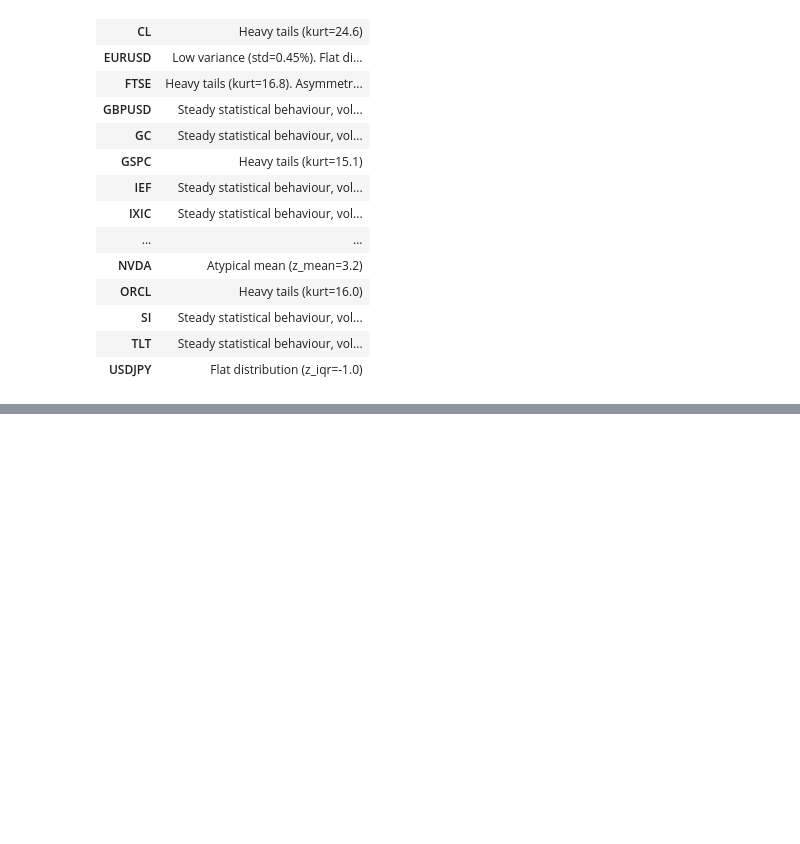
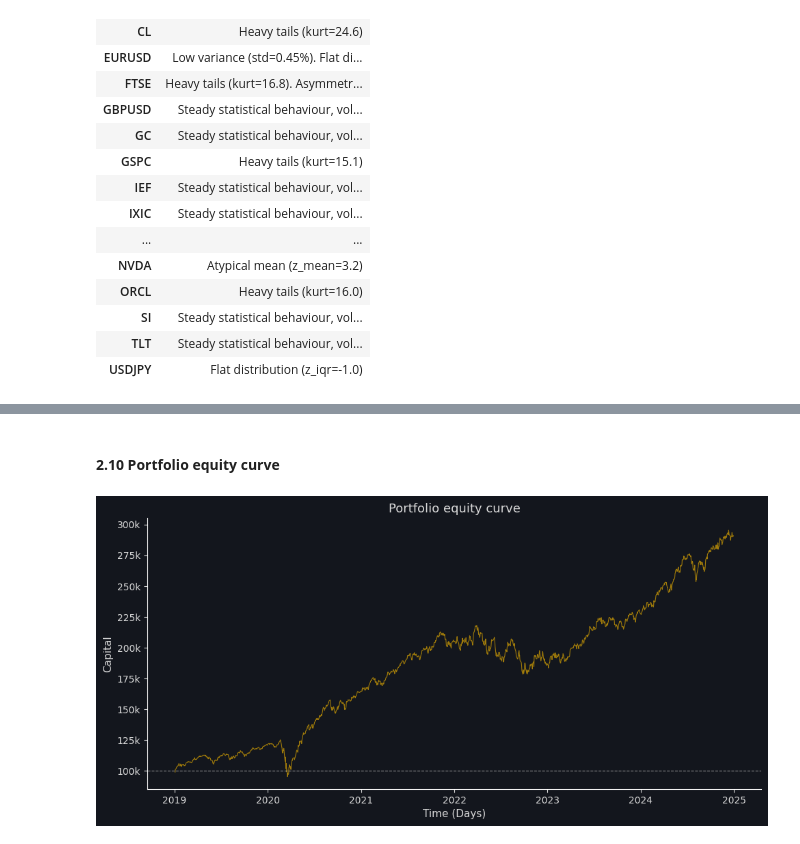
Before and after one commit to jamesafh99/finance-project, a Jupyter notebook: notebooks/02_portfolio_construction.ipynb, the cells around one changed output, grey strips where cells are left out. Cells and saved outputs as stored; diff of their text form; code cells hidden in the pictures; blank space fills up the shorter version.

```diff
--- a/notebooks/02_portfolio_construction.ipynb
+++ b/notebooks/02_portfolio_construction.ipynb
@@ -295,0 +308,7 @@ interpretations
+# %%
+# Getting ticker names to use them as index for weights
+tickers = stats.index
+
+# Computing equally weights
+weights = pd.Series(1 / len(tickers), index=tickers, name="equal_weights")
+weights
@@ -295,0 +353,7 @@ interpretations
+# %%
+# Arithmetic (simple) returns
+simple_returns = pd.DataFrame(np.exp(log_returns) - 1)
+
+# Computing portfolio returns
+portfolio_returns = simple_returns.mul(weights, axis="columns").sum(axis="columns").rename("portfolio_return")
+portfolio_returns
@@ -295,0 +374,54 @@ interpretations
+# %% [markdown]
+#### **2.10 Portfolio equity curve**
+# %%
+# Defining initial_capital
+initial_capital = 100_000
+
+# Cumulative capital over 2019-2024
+equity_curve = initial_capital * (1 + portfolio_returns).cumprod()
+
+# Font sizes
+plt.rcParams.update({
+    "font.size": 11,        # Baseline size
+    "axes.titlesize": 13,   # Title size
+    "axes.labelsize": 11,   # Axes size
+    "xtick.labelsize": 10,  # X-tick size
+    "ytick.labelsize": 10   # Y-tick size
+})
+
+# Creating subplots
+fig, ax = plt.subplots(figsize=(10, 5))
+
+# Customizing layout
+background_color = "#13161D"
+font_color = "#dbdbdb"
+equity_color = "#FFC000"
+
+fig.set_facecolor(background_color)
+ax.set_facecolor(background_color)
+ax.tick_params(axis="both", which="both", colors=font_color)
+ax.spines[["top", "right"]].set_visible(False)
+
+# Equity line
+ax.plot(equity_curve.index, equity_curve, color=equity_color, linewidth=0.8, alpha=0.6)
+
+# Initial capital reference
+ax.axhline(initial_capital, color=font_color, linestyle="--", linewidth=0.8, alpha=0.6)
+
+# Formatting Y-axis in '100k' format
+def thousands_formatter(x, pos):
+    sign = "-" if x < 0 else ""
+    return f"{sign}{int(abs(x) / 1_000)}k"
+
+ax.yaxis.set_major_formatter(FuncFormatter(thousands_formatter))
+
+# Setting labels
+ax.set_xlabel("Time (Days)", color=font_color)
+ax.set_ylabel("Capital", color=font_color)
+ax.set_title("Portfolio equity curve", color=font_color)
+
+# Plotting chart
+plt.tight_layout(pad=1.2)
+plt.show()
+# %% [output]
+[figure, added]
```
Also changed, not shown: parts of 6 cells of this notebook.
